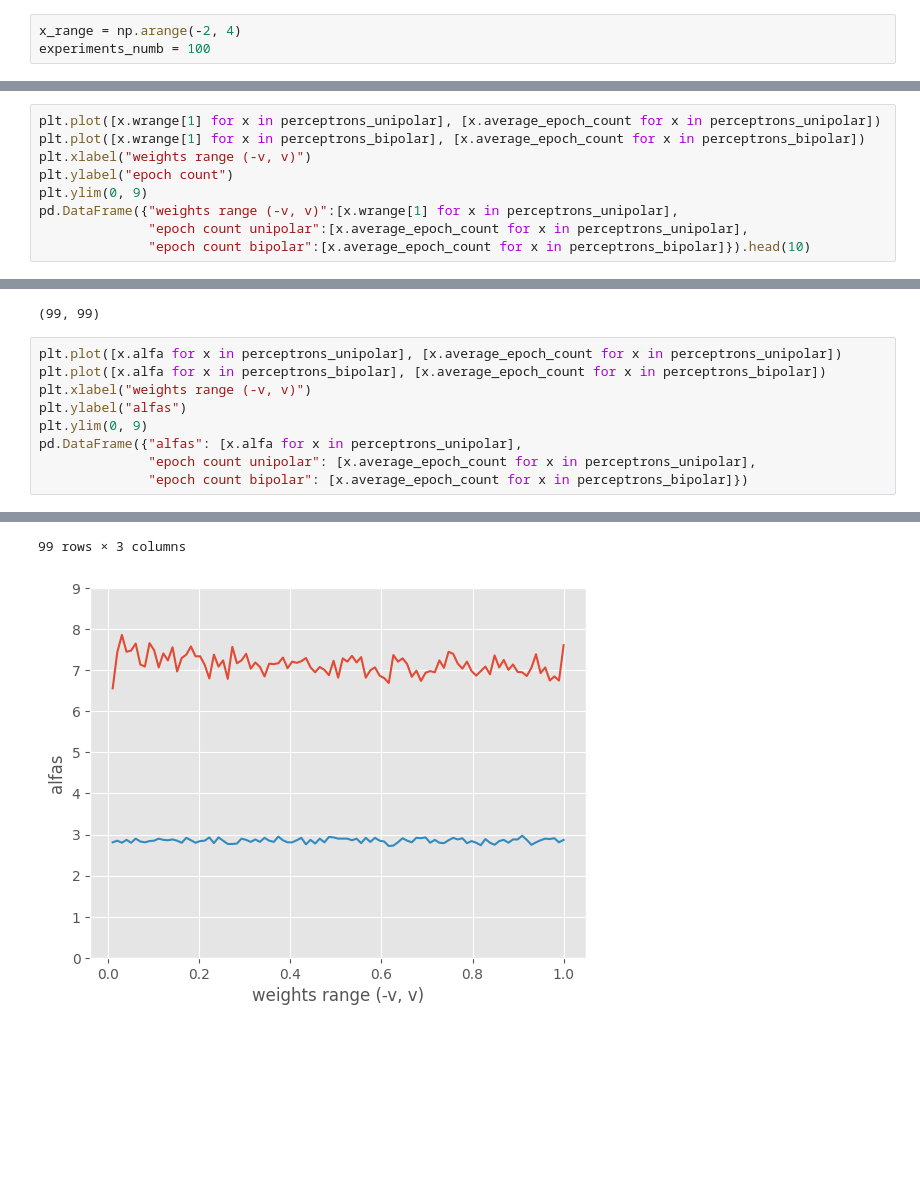
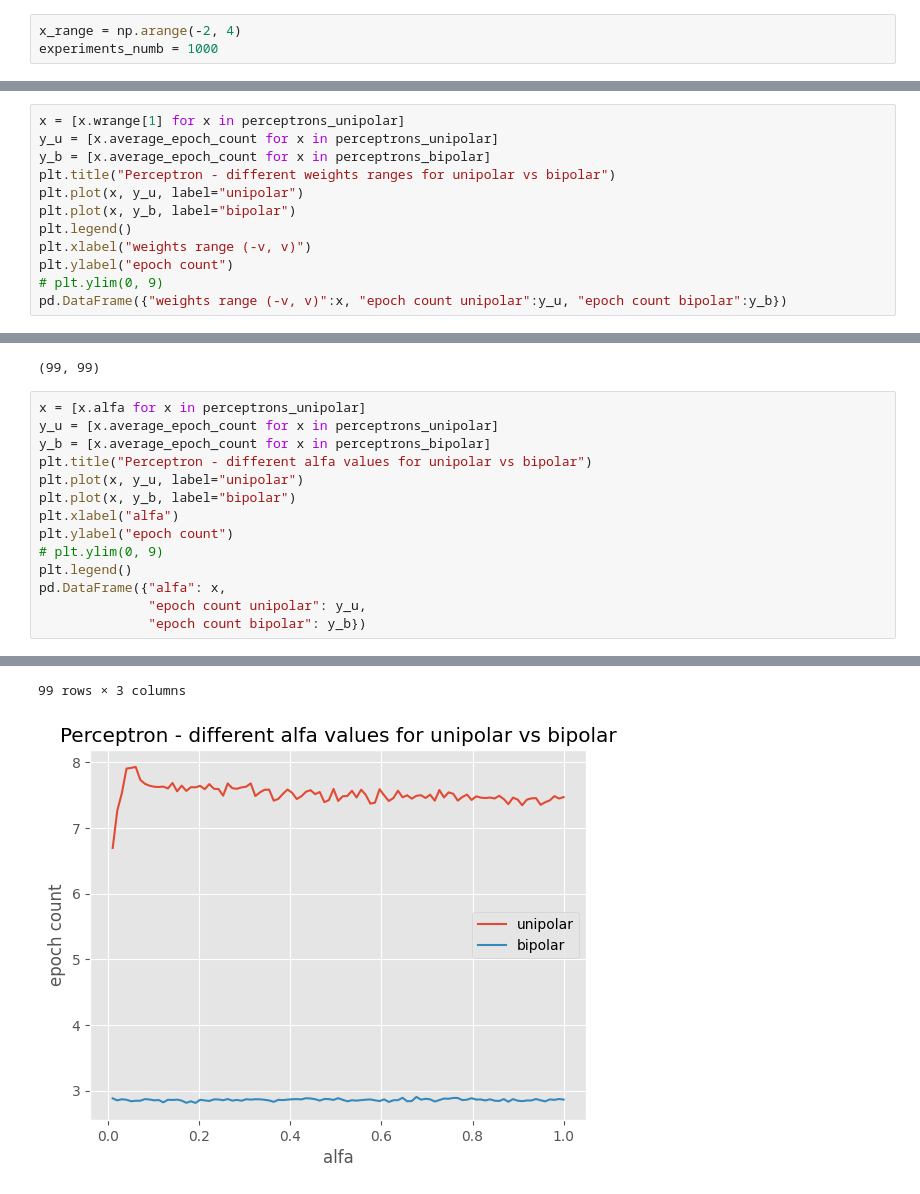
Before and after one commit to ksproska/sieci_neuronowe, a Jupyter notebook: perceptron/bipolar_vs_unipolar.ipynb, the cells around one changed output, grey strips where cells are left out. Drawn from its saved outputs; the diff is of its cells as text; blank space fills up the shorter version.

```diff
--- a/perceptron/bipolar_vs_unipolar.ipynb
+++ b/perceptron/bipolar_vs_unipolar.ipynb
@@ -46,7 +46,7 @@ x_train_bipolar.shape, x_test_bipolar.shape, d_train_bipolar.shape, d_test_bipol
 ((3, 600), (3, 200), (1, 600), (1, 200))
 # %%
 x_range = np.arange(-2, 4)
-experiments_numb = 100
+experiments_numb = 1000
 # %%
 perceptrons_unipolar = []
 perceptrons_bipolar = []
@@ -64,11 +70,14 @@ len(perceptrons_unipolar), len(perceptrons_bipolar)
 # %%
-plt.plot([x.wrange[1] for x in perceptrons_unipolar], [x.average_epoch_count for x in perceptrons_unipolar])
-plt.plot([x.wrange[1] for x in perceptrons_bipolar], [x.average_epoch_count for x in perceptrons_bipolar])
+x = [x.wrange[1] for x in perceptrons_unipolar]
+y_u = [x.average_epoch_count for x in perceptrons_unipolar]
+y_b = [x.average_epoch_count for x in perceptrons_bipolar]
+plt.title("Perceptron - different weights ranges for unipolar vs bipolar")
+plt.plot(x, y_u, label="unipolar")
+plt.plot(x, y_b, label="bipolar")
+plt.legend()
 plt.xlabel("weights range (-v, v)")
 plt.ylabel("epoch count")
-plt.ylim(0, 9)
-pd.DataFrame({"weights range (-v, v)":[x.wrange[1] for x in perceptrons_unipolar],
-              "epoch count unipolar":[x.average_epoch_count for x in perceptrons_unipolar],
-              "epoch count bipolar":[x.average_epoch_count for x in perceptrons_bipolar]}).head(10)
+# plt.ylim(0, 9)
+pd.DataFrame({"weights range (-v, v)":x, "epoch count unipolar":y_u, "epoch count bipolar":y_b})
 # %% [output]
 |  | weights range (-v, v) | epoch count unipolar | epoch count bipolar |
@@ -98,12 +111,17 @@ len(perceptrons_unipolar), len(perceptrons_bipolar)
 # %% [output]
 (99, 99)
 # %%
-plt.plot([x.alfa for x in perceptrons_unipolar], [x.average_epoch_count for x in perceptrons_unipolar])
-plt.plot([x.alfa for x in perceptrons_bipolar], [x.average_epoch_count for x in perceptrons_bipolar])
-plt.xlabel("weights range (-v, v)")
-plt.ylabel("alfas")
-plt.ylim(0, 9)
-pd.DataFrame({"alfas": [x.alfa for x in perceptrons_unipolar],
-              "epoch count unipolar": [x.average_epoch_count for x in perceptrons_unipolar],
-              "epoch count bipolar": [x.average_epoch_count for x in perceptrons_bipolar]})
+x = [x.alfa for x in perceptrons_unipolar]
+y_u = [x.average_epoch_count for x in perceptrons_unipolar]
+y_b = [x.average_epoch_count for x in perceptrons_bipolar]
+plt.title("Perceptron - different alfa values for unipolar vs bipolar")
+plt.plot(x, y_u, label="unipolar")
+plt.plot(x, y_b, label="bipolar")
+plt.xlabel("alfa")
+plt.ylabel("epoch count")
+# plt.ylim(0, 9)
+plt.legend()
+pd.DataFrame({"alfa": x,
+              "epoch count unipolar": y_u,
+              "epoch count bipolar": y_b})
 # %% [output]
@@ -122,2 +140,2 @@ pd.DataFrame({"alfas": [x.alfa for x in perceptrons_unipolar],
 99 rows × 3 columns
-[figure, old version]
+[figure, new version]
```
Also changed, not shown: parts of 7 cells of this notebook, 8 other files.
